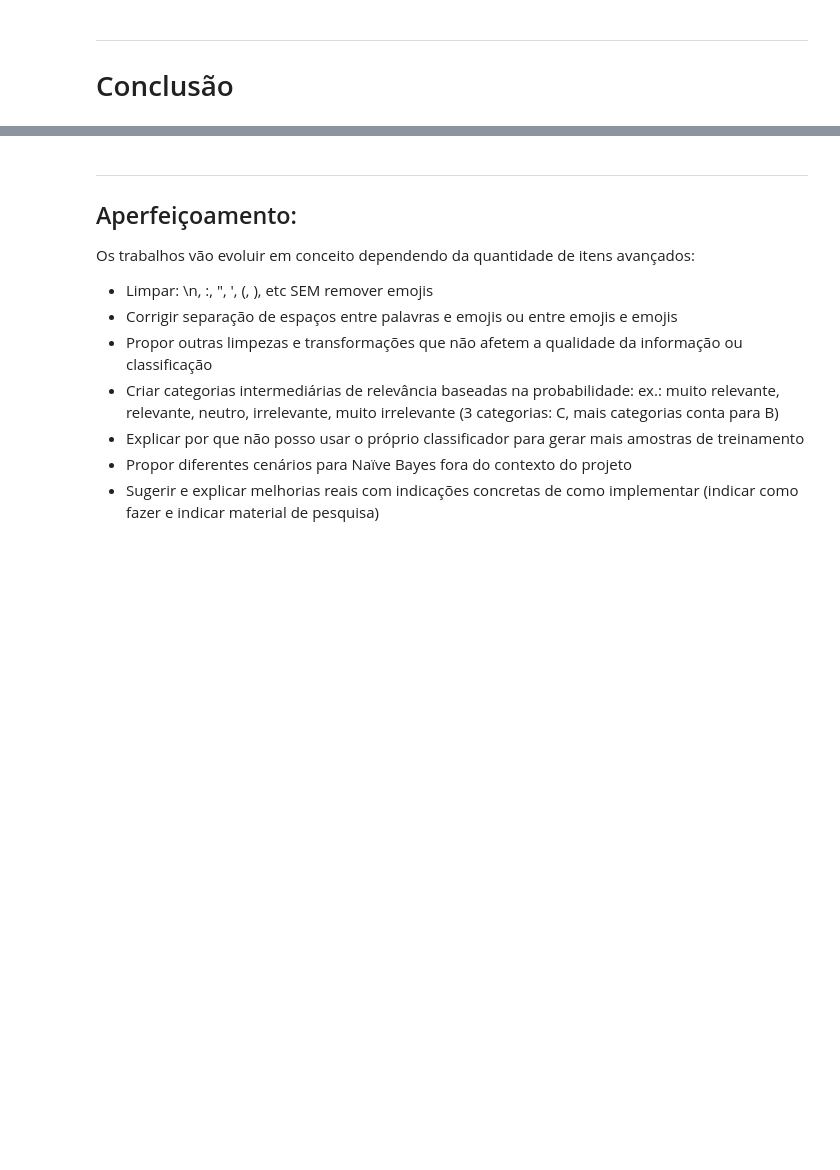
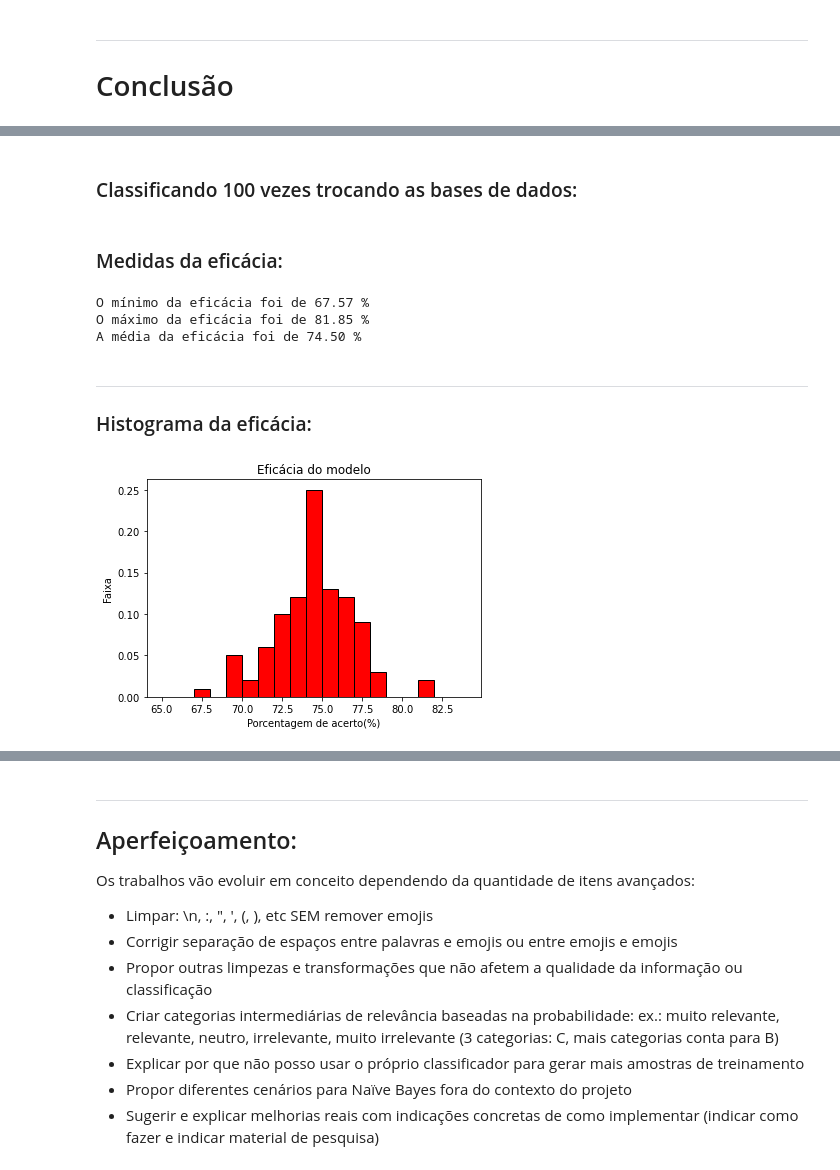
Before and after one commit to LidiaDomingos/PROJETO-1-CDADOS, a Jupyter notebook: LProjeto1_Layout_Classificador.ipynb, the cells around one changed output, grey strips where cells are left out. Drawn from its saved outputs; the diff is of its cells as text; code cells hidden in the pictures; blank space fills up the shorter version.

```diff
--- a/LProjeto1_Layout_Classificador.ipynb
+++ b/LProjeto1_Layout_Classificador.ipynb
@@ -385,0 +381,12 @@ Caso for fazer esse item do Projeto
+# %%
+# Criação de novos dataframes
+
+novo_test = pd.read_excel(filename, sheet_name = 'Teste')
+novo_test = novo_test.rename(columns={'Teste':'Todos'})
+
+novo_train = pd.read_excel(filename, sheet_name = 'Treinamento')
+novo_train = novo_train.rename(columns={'TREINAMENTO':'Todos'})
+
+total = pd.concat([novo_test,novo_train])
+dataframe_total = pd.DataFrame(total)
+dataframe_total
@@ -385,0 +407,2 @@ Caso for fazer esse item do Projeto
+# %% [markdown]
+### Classificando 100 vezes trocando as bases de dados:
@@ -385,0 +509,27 @@ Caso for fazer esse item do Projeto
+# %% [markdown]
+### Medidas da eficácia:
+# %%
+lista_eficacia = pd.Series(lista_eficacia)
+print(f'O mínimo da eficácia foi de {lista_eficacia.min():.2f} %')
+print(f'O máximo da eficácia foi de {lista_eficacia.max():.2f} %')
+print(f'A média da eficácia foi de {lista_eficacia.mean():.2f} %')
+# %% [output]
+O mínimo da eficácia foi de 67.57 %
+O máximo da eficácia foi de 81.85 %
+A média da eficácia foi de 74.50 %
+# %% [markdown]
+___
+### Histograma da eficácia:
+# %%
+# faixas de AMPLITUDES IGUAIS
+faixa1 = np.arange(65,85,1)
+faixa1
+
+# Histograma
+plt.hist(lista_eficacia, bins=faixa1, edgecolor='black', color = 'red', density = True)
+plt.title('Eficácia do modelo')
+plt.ylabel('Faixa')
+plt.xlabel('Porcentagem de acerto(%)')
+plt.show()
+# %% [output]
+[figure, added]
```
Also changed, not shown: parts of 12 cells of this notebook.
